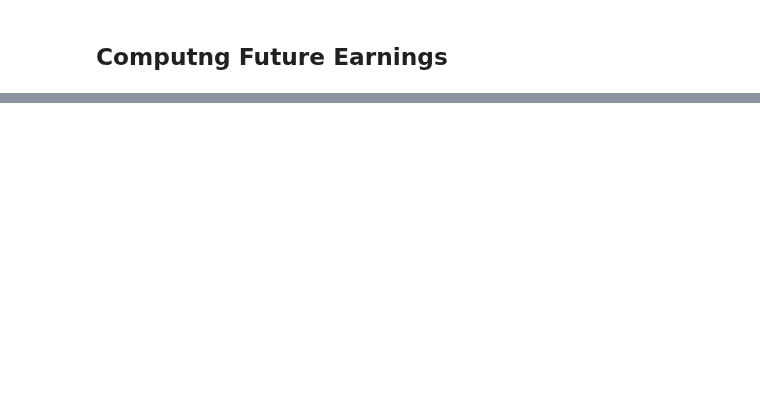
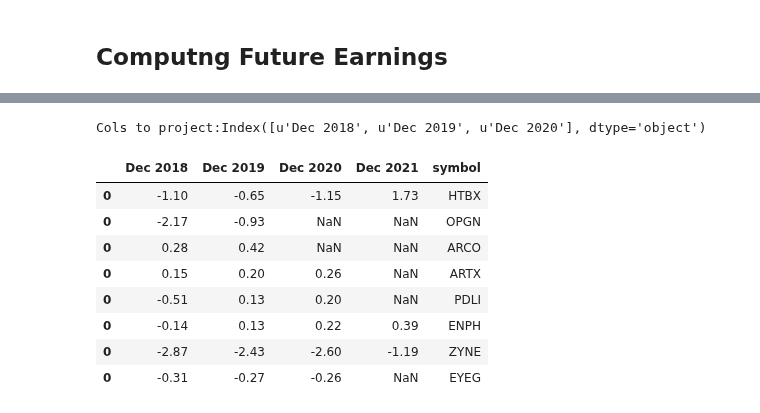
Before and after one commit to mmistroni/TensorFlowPlayground, a Jupyter notebook: QSTK_Test.ipynb, the cells around one changed output, grey strips where cells are left out. Drawn from its saved outputs; the diff is of its cells as text; code cells hidden in the pictures; blank space fills up the shorter version.

```diff
--- a/QSTK_Test.ipynb
+++ b/QSTK_Test.ipynb
@@ -228,23 +224,29 @@ df
 import urllib
 import json
 
-base_url = 'https://us-central1-datascience-projects.cloudfunctions.net/future_earnings/AMZN'
 
-res = urllib.urlopen(base_url)
-json_dict = res.read() #json.load(res)
-print (json_dict)
+def get_future_earnings_df(symbol):
 
-df = pd.read_json(json_dict)
+  base_url = 'https://us-central1-datascience-projects.cloudfunctions.net/future_earnings/{}'.format(symbol)
+  res = urllib.urlopen(base_url)
+  json_dict = res.read() #json.load(res)
+  try:
+    df = pd.read_json(json_dict)
 
-cons  = df['Consensus'].values
-fisc = df['Fiscal'].values
+    cons  = df['Consensus'].values
+    fisc = df['Fiscal'].values
 
-print('Cons:{}, Fisc:{}'.format(type(cons), type(fisc)))
+    print('Cons:{}, Fisc:{}'.format(type(cons), type(fisc)))
 
-converted = pd.DataFrame([cons], columns=fisc)
-converted['symbol'] = 'AMZN'
-converted
+    converted = pd.DataFrame([cons], columns=fisc)
+    converted['symbol'] = symbol
+    return converted
+  except Exception:
+    print('exception in retrieving earnings for {}'.format(symbol))
 
 # Get earning estimates for all of them and find common columns
 # We need to repeat this process for every stock. And then save as CSV and reduce to common columns
+symbols = ['MARA','DPW','TOPS','HAON','HTBX','IMNP','OPGN','SUZBY','ARCO','TRQ','ARTX','PDLI','ENPH','PLPL',
+           'DNN','ZYNE','EYEG','FLKS','APHB','PHBI','ENDV']
+all_dfs = [get_future_earnings_df(symbol) for symbol in symbols]
 # %% [output]
@@ -254,0 +270,23 @@ Cons:<type 'numpy.ndarray'>, Fisc:<type 'numpy.ndarray'>
+# %%
+good_ones = filter(lambda df: df is not None, all_dfs)
+
+min_shape = min(map(lambda df: df.shape[1], good_ones))
+col_to_project = good_ones[0].columns[0:min_shape]
+
+print ('Cols to project:{}'.format(col_to_project))
+
+
+reduced_df = reduce(lambda acc, item: item if acc is None else acc.append(item), good_ones, None)
+
+reduced_df
+# %% [output]
+Cols to project:Index([u'Dec 2018', u'Dec 2019', u'Dec 2020'], dtype='object')
+|  | Dec 2018 | Dec 2019 | Dec 2020 | Dec 2021 | symbol |
+| 0 | -1.10 | -0.65 | -1.15 | 1.73 | HTBX |
+| 0 | -2.17 | -0.93 | NaN | NaN | OPGN |
+| 0 | 0.28 | 0.42 | NaN | NaN | ARCO |
+| 0 | 0.15 | 0.20 | 0.26 | NaN | ARTX |
+| 0 | -0.51 | 0.13 | 0.20 | NaN | PDLI |
+| 0 | -0.14 | 0.13 | 0.22 | 0.39 | ENPH |
+| 0 | -2.87 | -2.43 | -2.60 | -1.19 | ZYNE |
+| 0 | -0.31 | -0.27 | -0.26 | NaN | EYEG |
```
Also changed, not shown: parts of 12 cells of this notebook.
